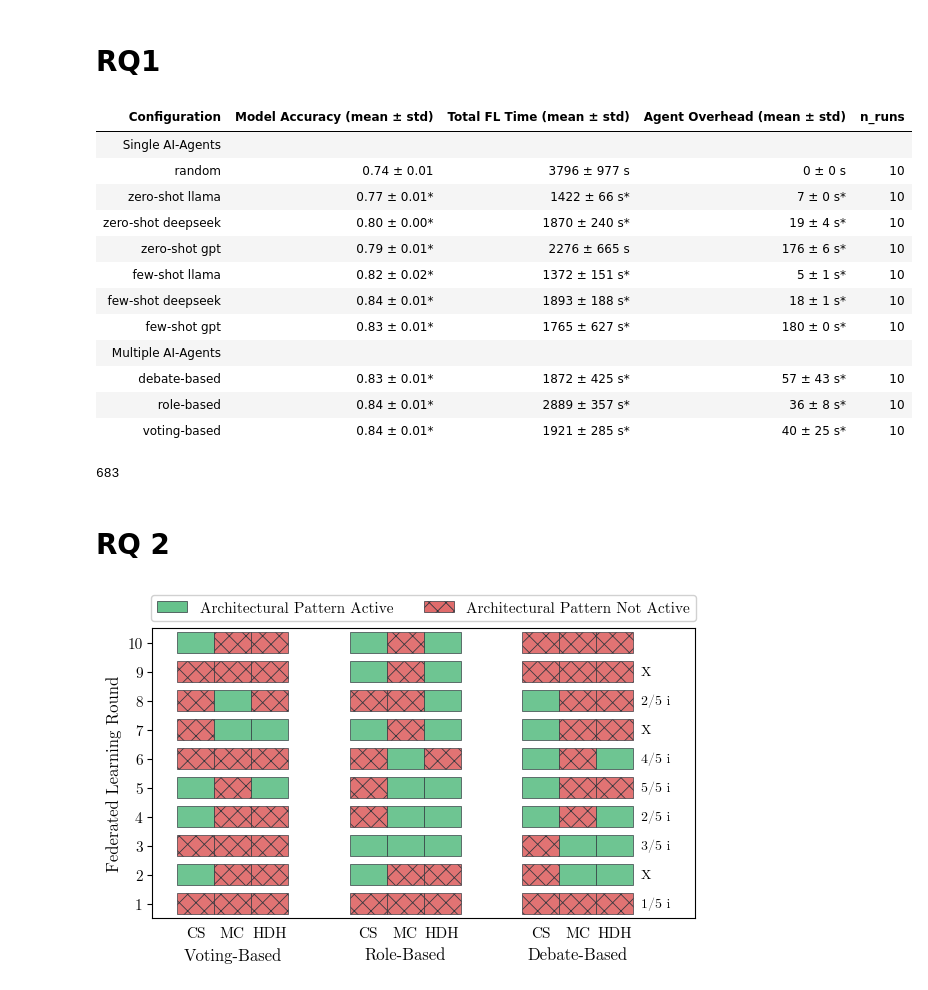
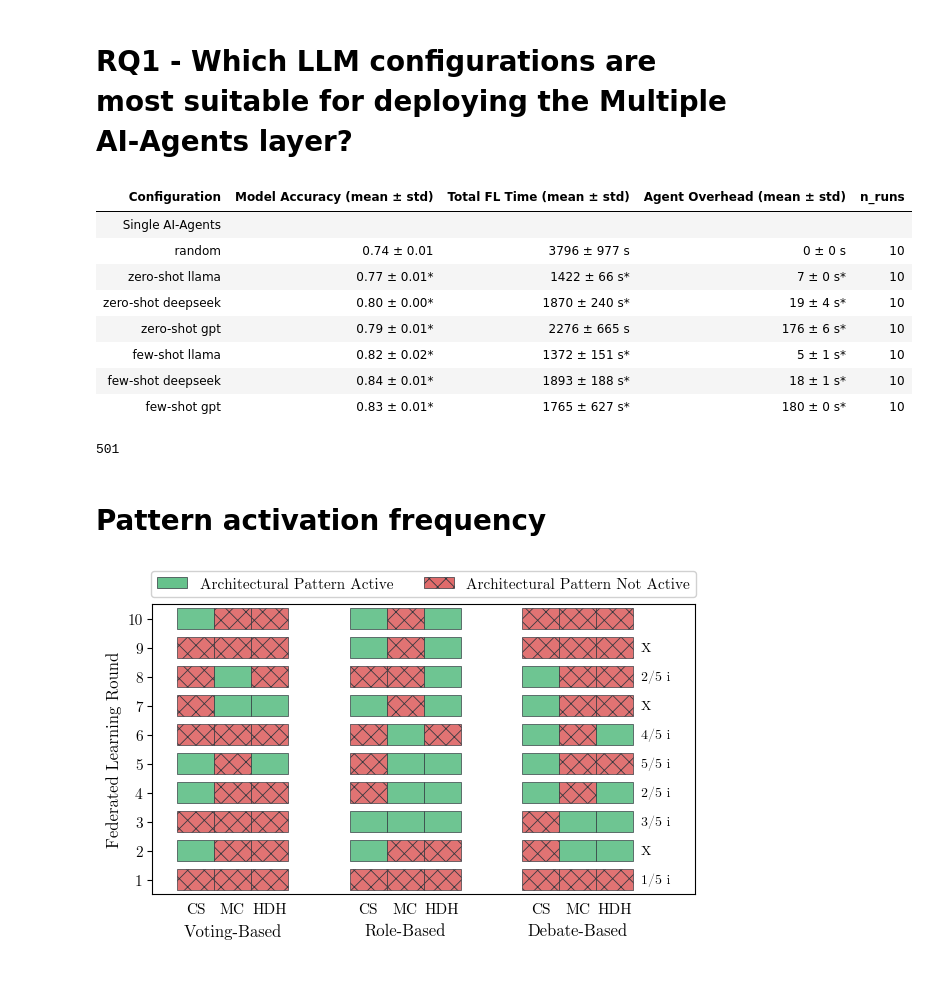
Before and after one commit to IvanComp/AP4Fed, a Jupyter notebook: Experiments/Paper Figures.ipynb, the cells around one changed output. Drawn from its saved outputs; the diff is of its cells as text; code cells hidden in the pictures.

```diff
--- a/Experiments/Paper Figures.ipynb
+++ b/Experiments/Paper Figures.ipynb
@@ -1,5 +1,5 @@
 # %% [markdown]
-# RQ1
+# RQ1 - Which LLM configurations are most suitable for deploying the Multiple AI-Agents layer?
 # %%
 import pandas as pd
 import numpy as np
@@ -291,53 +291,41 @@ multi_mask = disp["Configuration"].str.contains(
 
 if multi_mask.any() and (~multi_mask).any():
     single = disp[~multi_mask].copy()
-    multi = disp[multi_mask].copy()
     delim_single = pd.DataFrame({
         "Configuration": ["Single AI-Agents"],
         "Model Accuracy (mean ± std)": [""],
         "Total FL Time (mean ± std)": [""],
         "Agent Overhead (mean ± std)": [""],
         "n_runs": [""]
     })
-    delim_multi = pd.DataFrame({
-        "Configuration": ["Multiple AI-Agents"],
-        "Model Accuracy (mean ± std)": [""],
-        "Total FL Time (mean ± std)": [""],
-        "Agent Overhead (mean ± std)": [""],
-        "n_runs": [""]
-    })
     disp_grouped = pd.concat(
-        [delim_single, single, delim_multi, multi],
+        [delim_single, single],
         ignore_index=True
     )
 else:
     disp_grouped = disp
 
 styler = disp_grouped.style
 if hasattr(styler, "hide"):
     styler = styler.hide(axis="index")
 elif hasattr(styler, "hide_index"):
     styler = styler.hide_index()
 
 display(styler)
 Path("LLM_summary_stats.csv").write_text(disp_grouped.to_csv(index=False), encoding="utf-8")
 # %% [output]
 | Configuration | Model Accuracy (mean ± std) | Total FL Time (mean ± std) | Agent Overhead (mean ± std) | n_runs |
 | Single AI-Agents |  |  |  |  |
 | random | 0.74 ± 0.01 | 3796 ± 977 s | 0 ± 0 s | 10 |
 | zero-shot llama | 0.77 ± 0.01* | 1422 ± 66 s* | 7 ± 0 s* | 10 |
 | zero-shot deepseek | 0.80 ± 0.00* | 1870 ± 240 s* | 19 ± 4 s* | 10 |
 | zero-shot gpt | 0.79 ± 0.01* | 2276 ± 665 s | 176 ± 6 s* | 10 |
 | few-shot llama | 0.82 ± 0.02* | 1372 ± 151 s* | 5 ± 1 s* | 10 |
 | few-shot deepseek | 0.84 ± 0.01* | 1893 ± 188 s* | 18 ± 1 s* | 10 |
 | few-shot gpt | 0.83 ± 0.01* | 1765 ± 627 s* | 180 ± 0 s* | 10 |
-| Multiple AI-Agents |  |  |  |  |
-| debate-based | 0.83 ± 0.01* | 1872 ± 425 s* | 57 ± 43 s* | 10 |
-| role-based | 0.84 ± 0.01* | 2889 ± 357 s* | 36 ± 8 s* | 10 |
-| voting-based | 0.84 ± 0.01* | 1921 ± 285 s* | 40 ± 25 s* | 10 |
-683
+501
 # %% [markdown]
-# RQ 2
+# Pattern activation frequency
 # %%
 import numpy as np
 import pandas as pd
```
Also changed, not shown: parts of 5 cells of this notebook, 14 other files.
